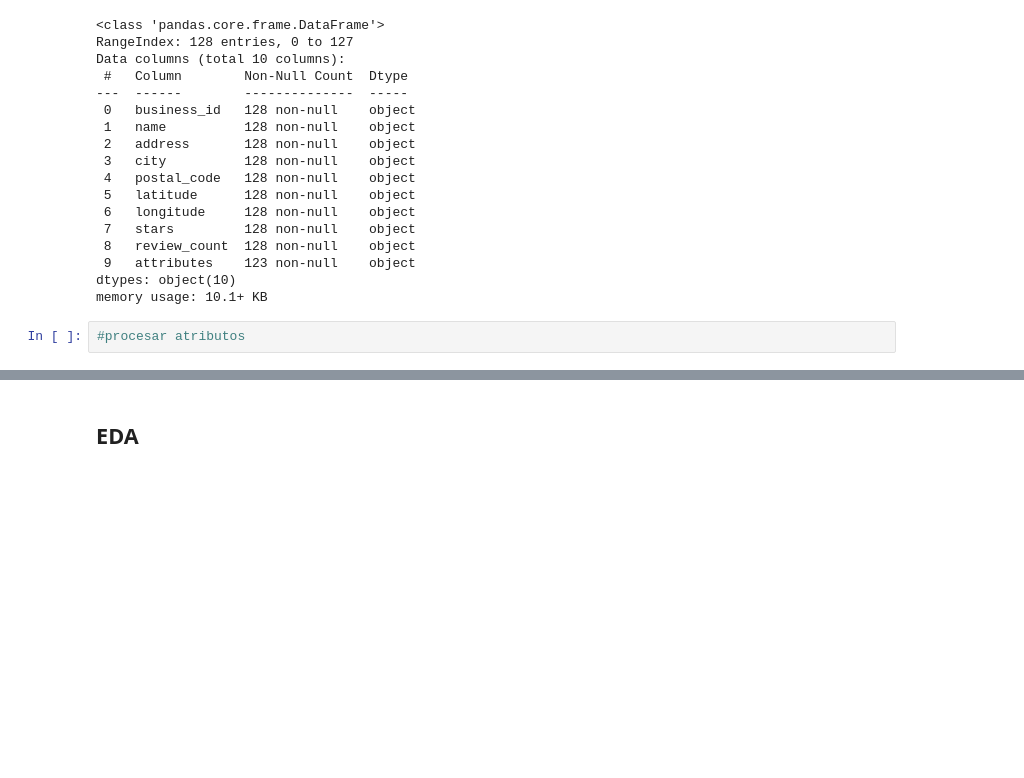
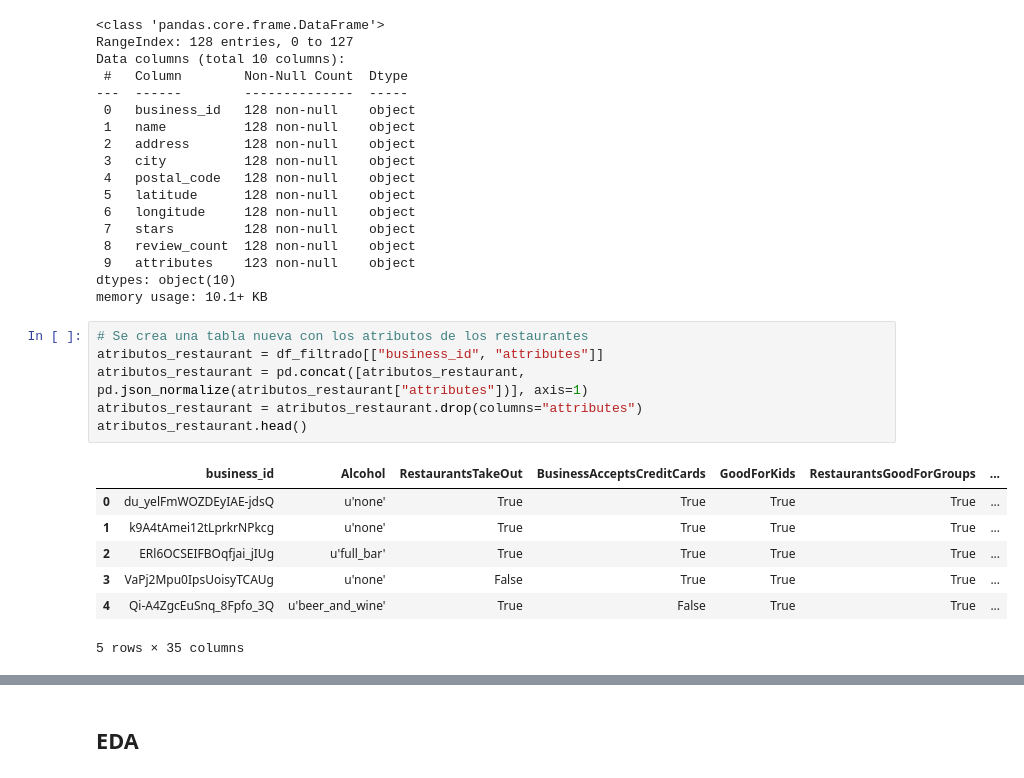
Before and after one commit to javierdichiachio/Proyecto_Final_Google_Yelp, a Jupyter notebook: etl_eda_business.ipynb, the cells around one changed output, grey strips where cells are left out. Drawn from its saved outputs; the diff is of its cells as text; blank space fills up the shorter version.

```diff
--- a/etl_eda_business.ipynb
+++ b/etl_eda_business.ipynb
@@ -503,5 +503,17 @@ Data columns (total 10 columns):
  9   attributes    123 non-null    object
 dtypes: object(10)
 memory usage: 10.1+ KB
-# %%
-#procesar atributos
+# %%
+# Se crea una tabla nueva con los atributos de los restaurantes
+atributos_restaurant = df_filtrado[["business_id", "attributes"]]
+atributos_restaurant = pd.concat([atributos_restaurant, pd.json_normalize(atributos_restaurant["attributes"])], axis=1)
+atributos_restaurant = atributos_restaurant.drop(columns="attributes")
+atributos_restaurant.head()
+# %% [output]
+|  | business_id | Alcohol | RestaurantsTakeOut | BusinessAcceptsCreditCards | GoodForKids | RestaurantsGoodForGroups | ... |
+| 0 | du_yelFmWOZDEyIAE-jdsQ | u'none' | True | True | True | True | ... |
+| 1 | k9A4tAmei12tLprkrNPkcg | u'none' | True | True | True | True | ... |
+| 2 | ERl6OCSEIFBOqfjai_jIUg | u'full_bar' | True | True | True | True | ... |
+| 3 | VaPj2Mpu0IpsUoisyTCAUg | u'none' | False | True | True | True | ... |
+| 4 | Qi-A4ZgcEuSnq_8Fpfo_3Q | u'beer_and_wine' | True | False | True | True | ... |
+5 rows × 35 columns
```
Also changed, not shown: parts of 3 cells of this notebook, 17 other files.
